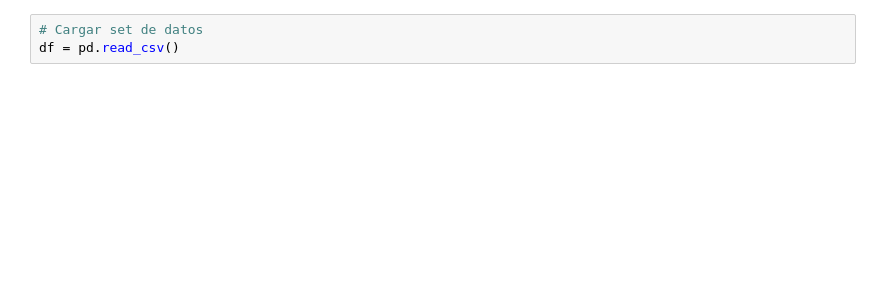
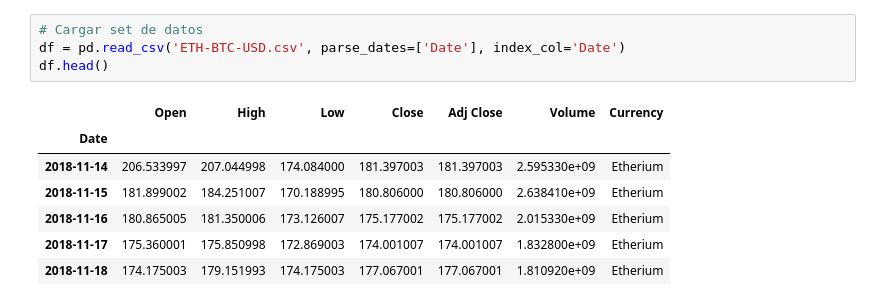
Before and after one commit to m3llad0/TC3007C, a Jupyter notebook: preprocesamiento_arima.ipynb, the cells around one changed output. Saved outputs shown, nothing was run; the diff lists cells and outputs as text; blank space fills up the shorter version.

```diff
--- a/preprocesamiento_arima.ipynb
+++ b/preprocesamiento_arima.ipynb
@@ -26,3 +33,12 @@ Downloading nba-player-stats-dataset-for-the-2023-2024.zip to /content
 # %%
 # Cargar set de datos
-df = pd.read_csv()
+df = pd.read_csv('ETH-BTC-USD.csv', parse_dates=['Date'], index_col='Date')
+df.head()
+# %% [output]
+|  | Open | High | Low | Close | Adj Close | Volume | Currency |
+| Date |  |  |  |  |  |  |  |
+| 2018-11-14 | 206.533997 | 207.044998 | 174.084000 | 181.397003 | 181.397003 | 2.595330e+09 | Etherium |
+| 2018-11-15 | 181.899002 | 184.251007 | 170.188995 | 180.806000 | 180.806000 | 2.638410e+09 | Etherium |
+| 2018-11-16 | 180.865005 | 181.350006 | 173.126007 | 175.177002 | 175.177002 | 2.015330e+09 | Etherium |
+| 2018-11-17 | 175.360001 | 175.850998 | 172.869003 | 174.001007 | 174.001007 | 1.832800e+09 | Etherium |
+| 2018-11-18 | 174.175003 | 179.151993 | 174.175003 | 177.067001 | 177.067001 | 1.810920e+09 | Etherium |
```
Also changed, not shown: parts of 14 cells of this notebook.
